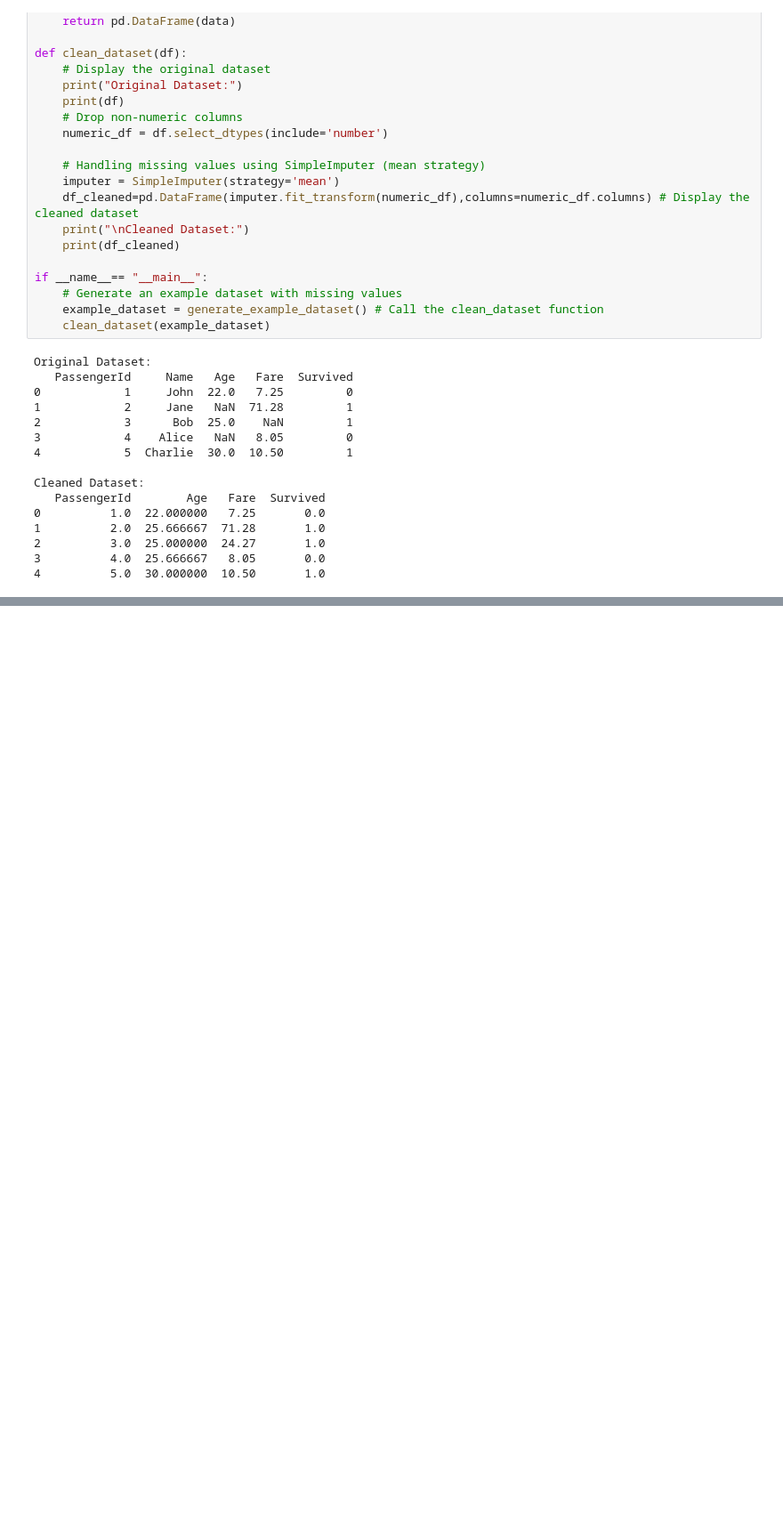
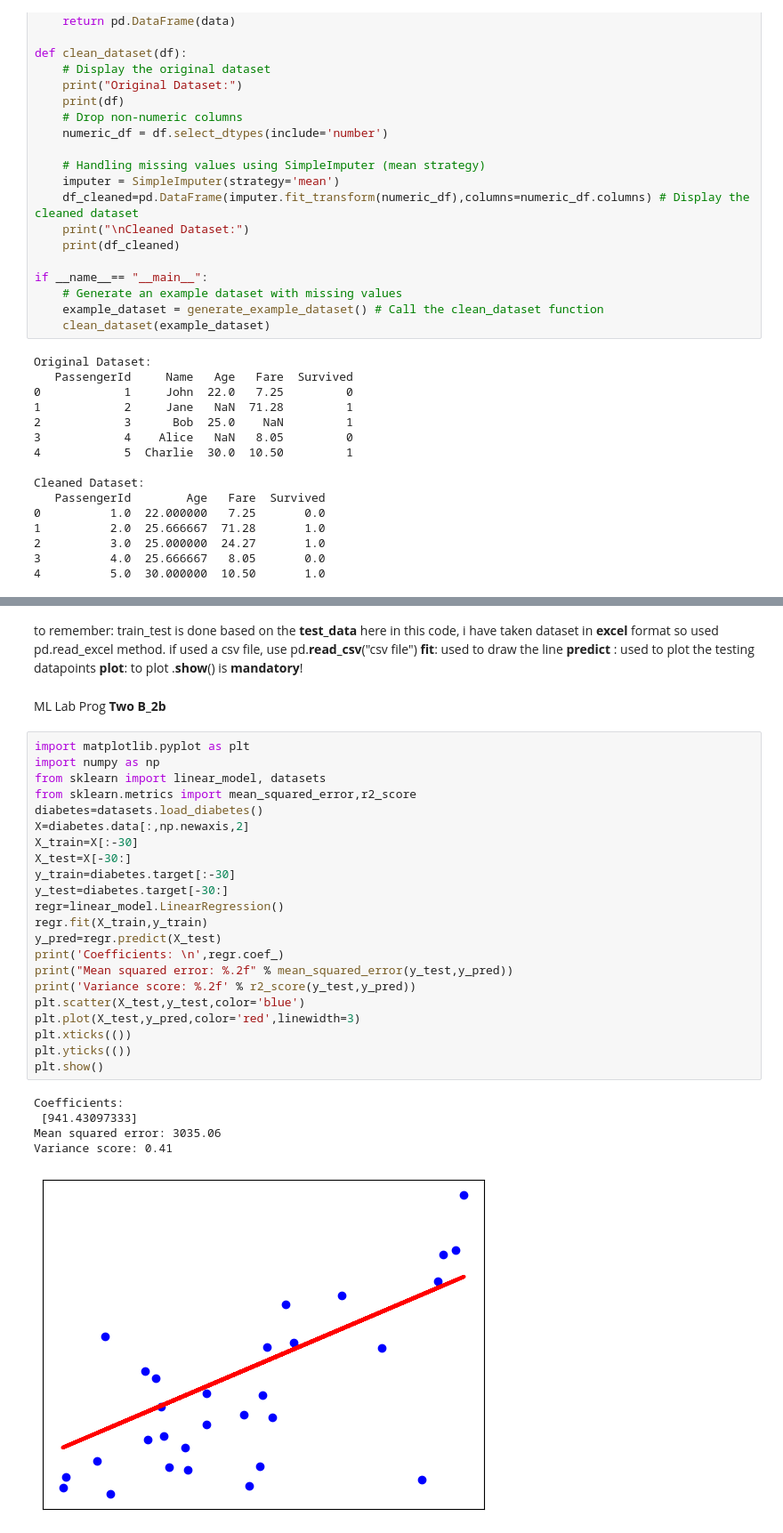
Before and after one commit to DevaHarshiniModepalli/DevaHarshini425, a Jupyter notebook: mdh_ML.ipynb, the cells around one changed output, grey strips where cells are left out. Shown at 89% size. Cells and saved outputs as stored; diff of their text form; blank space fills up the shorter version.

```diff
--- a/mdh_ML.ipynb
+++ b/mdh_ML.ipynb
@@ -105,0 +140,38 @@ Cleaned Dataset:
+# %% [markdown]
+to remember:
+train_test is done based on the **test_data**
+here in this code, i have taken dataset in **excel** format so used pd.read_excel method. if used a csv file, use pd.**read_csv**("csv file")
+**fit**: used to draw the line
+**predict** : used to plot the testing datapoints
+**plot**: to plot
+.**show**() is **mandatory**!
+# %% [markdown]
+ML Lab Prog **Two B_2b**
+# %%
+import matplotlib.pyplot as plt
+import numpy as np
+from sklearn import linear_model, datasets
+from sklearn.metrics import mean_squared_error,r2_score
+diabetes=datasets.load_diabetes()
+X=diabetes.data[:,np.newaxis,2]
+X_train=X[:-30]
+X_test=X[-30:]
+y_train=diabetes.target[:-30]
+y_test=diabetes.target[-30:]
+regr=linear_model.LinearRegression()
+regr.fit(X_train,y_train)
+y_pred=regr.predict(X_test)
+print('Coefficients: \n',regr.coef_)
+print("Mean squared error: %.2f" % mean_squared_error(y_test,y_pred))
+print('Variance score: %.2f' % r2_score(y_test,y_pred))
+plt.scatter(X_test,y_test,color='blue')
+plt.plot(X_test,y_pred,color='red',linewidth=3)
+plt.xticks(())
+plt.yticks(())
+plt.show()
+# %% [output]
+Coefficients:
+ [941.43097333]
+Mean squared error: 3035.06
+Variance score: 0.41
+[figure, added]
```
Also changed, not shown: parts of 41 cells of this notebook.
